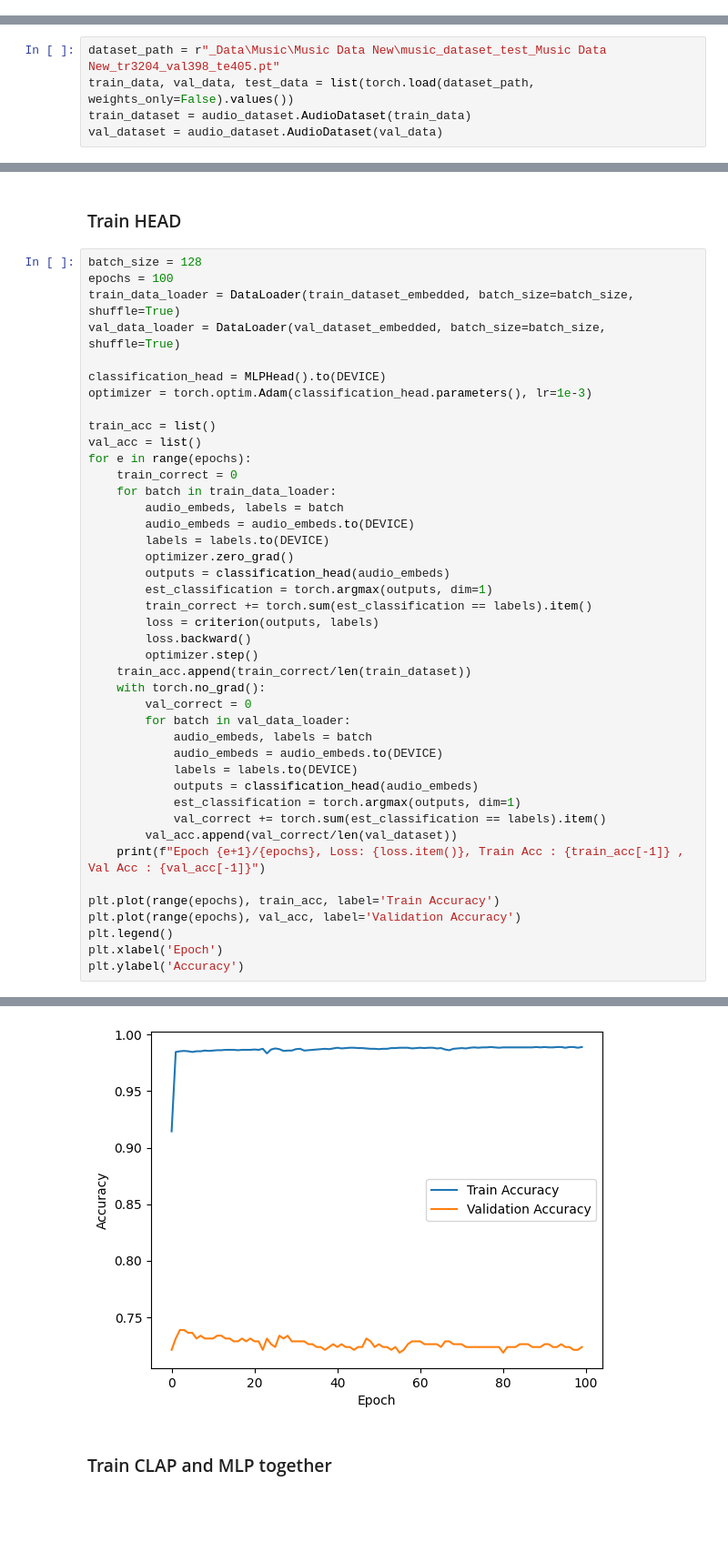
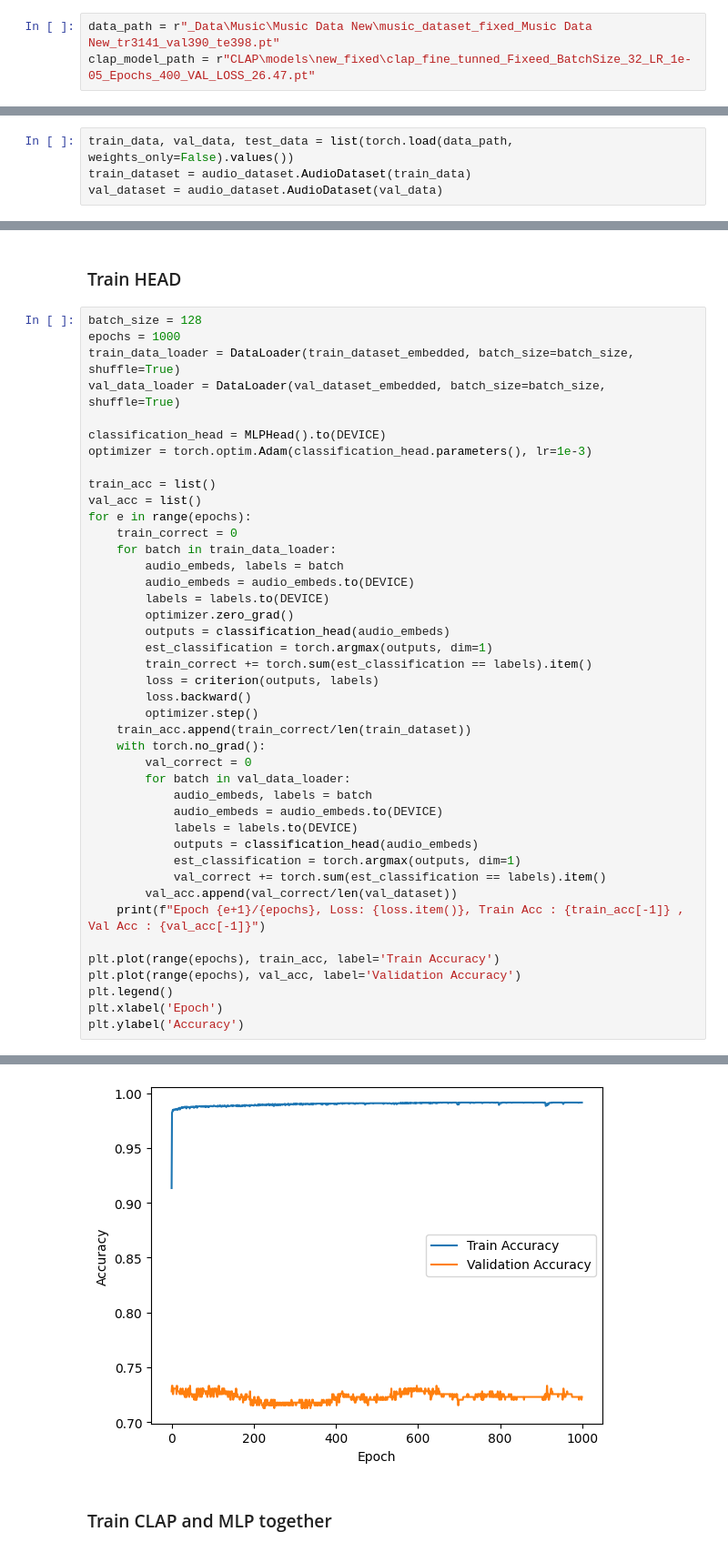
Before and after one commit to Amitmils/Text2BGAudio, a Jupyter notebook: CLAP/train_MLP_classifer.ipynb, the cells around one changed output, grey strips where cells are left out. Shown at 91% size. Cells and saved outputs as stored; diff of their text form; blank space fills up the shorter version.

Commit message:
updated training scripts

```diff
--- a/CLAP/train_MLP_classifer.ipynb
+++ b/CLAP/train_MLP_classifer.ipynb
@@ -25,6 +25,9 @@ else:
 CLAP_ARCH = "laion/larger_clap_music"
 # %% [output]
 Device Name: NVIDIA GeForce RTX 4080 SUPER
+# %%
+data_path = r"_Data\Music\Music Data New\music_dataset_fixed_Music Data New_tr3141_val390_te398.pt"
+clap_model_path = r"CLAP\models\new_fixed\clap_fine_tunned_Fixeed_BatchSize_32_LR_1e-05_Epochs_400_VAL_LOSS_26.47.pt"
 # %%
 class EmbeddedDataset(Dataset):
     def __init__(self, embedded_data):
@@ -75,8 +78,7 @@ def create_embedded_ds_v2(dataset,clap_model,processor):
 # %% [markdown]
 ## Load Data
 # %%
-dataset_path = r"_Data\Music\Music Data New\music_dataset_test_Music Data New_tr3204_val398_te405.pt"
-train_data, val_data, test_data = list(torch.load(dataset_path, weights_only=False).values())
+train_data, val_data, test_data = list(torch.load(data_path, weights_only=False).values())
 train_dataset = audio_dataset.AudioDataset(train_data)
 val_dataset = audio_dataset.AudioDataset(val_data)
 # %% [markdown]
@@ -96,7 +97,7 @@ val_dataset_embedded = create_embedded_ds_v2(val_dataset,clap_model,processor)
 ### Train HEAD
 # %%
 batch_size = 128
-epochs = 100
+epochs = 1000
 train_data_loader = DataLoader(train_dataset_embedded, batch_size=batch_size, shuffle=True)
 val_data_loader = DataLoader(val_dataset_embedded, batch_size=batch_size, shuffle=True)
 
@@ -157,5 +158,5 @@ Epoch 100/100, Loss: 1.0438337326049805, Train Acc : 0.9890761548064919 , Val Ac
 Text(0, 0.5, 'Accuracy')
-[figure, old version]
+[figure, new version]
 # %% [markdown]
 ### Train CLAP and MLP together
 # %%
```
Also changed, not shown: parts of 3 cells of this notebook, 2 other files.
